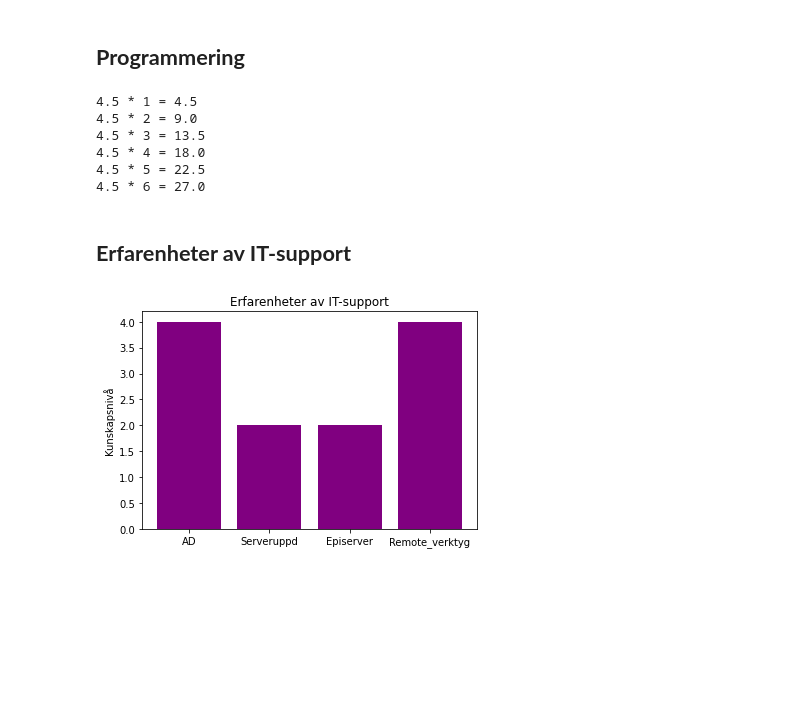
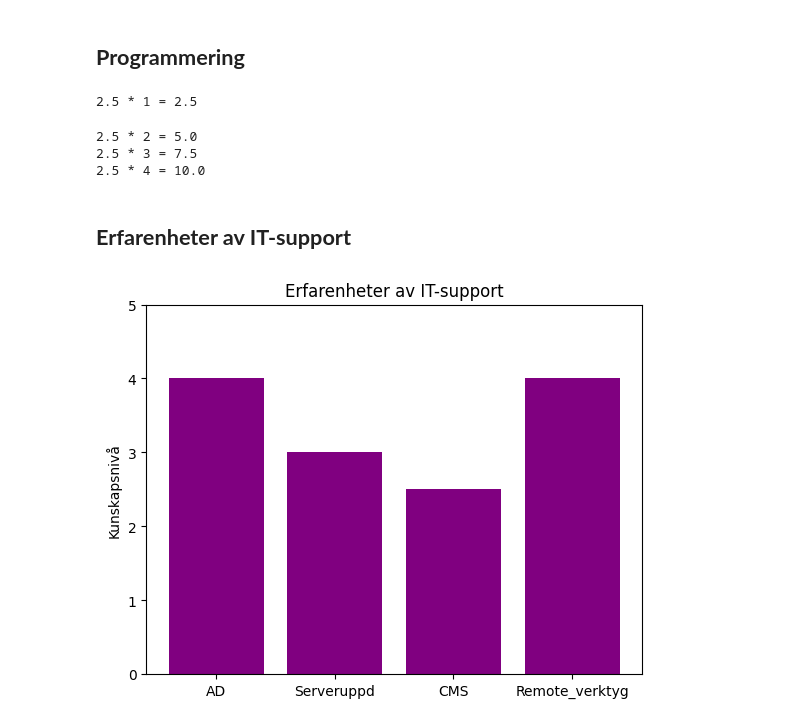
Before and after one commit to steble70/scriptlab, a Jupyter notebook: CV-2021_test.ipynb, the cells around one changed output. Drawn from its saved outputs; the diff is of its cells as text; code cells hidden in the pictures; blank space fills up the shorter version.

```diff
--- a/CV-2021_test.ipynb
+++ b/CV-2021_test.ipynb
@@ -77,34 +68,36 @@ Subn„tmask      : {255.255.240.0, 64}
 # %% [markdown]
 ## **Programmering**
 # %%
-# Multiplikationstabellen i Python
-# Exempel av Stefan Blecko
-def mul(t, r):
-    for item in range(1, r + 1):
-        for k, v in {f'{t} * {item}':t*item}.items():
-            yield f'{k} = {v}'
+# Multiplikationstabellen, exempel av Stefan Blecko.
+def mul(t=float(1), r=10):
+    for num in range(1, r + 1):
+        yield f'{t} * {num} = {t*num}'
+
+q = mul(2.5, 12)
+print(next(q))
+# %% [output]
+2.5 * 1 = 2.5
-# %%
-for x in mul(4.5, 6):
-    print(x)
-# %% [output]
-4.5 * 1 = 4.5
-4.5 * 2 = 9.0
-4.5 * 3 = 13.5
-4.5 * 4 = 18.0
-4.5 * 5 = 22.5
-4.5 * 6 = 27.0
+# %%
+print(next(q))
+print(next(q))
+print(next(q))
+# %% [output]
+2.5 * 2 = 5.0
+2.5 * 3 = 7.5
+2.5 * 4 = 10.0
 # %% [markdown]
 ## **Erfarenheter av IT-support**
 # %%
 # Exempel av Stefan Blecko
 def support(**skills):
     x = skills.keys()
     y = skills.values()
+    plt.ylim(0, 5)
     plt.bar(x, y, color='purple')
     plt.ylabel('Kunskapsnivå')
     plt.title('Erfarenheter av IT-support')
     plt.show()
 
-support(AD=4, Serveruppd=2, Episerver=2, Remote_verktyg=4)
+support(AD=4, Serveruppd=3, CMS=2.5, Remote_verktyg=4)
 # %% [output]
-[figure, old version]
+[figure, new version]
```
Also changed, not shown: parts of 2 cells of this notebook.
